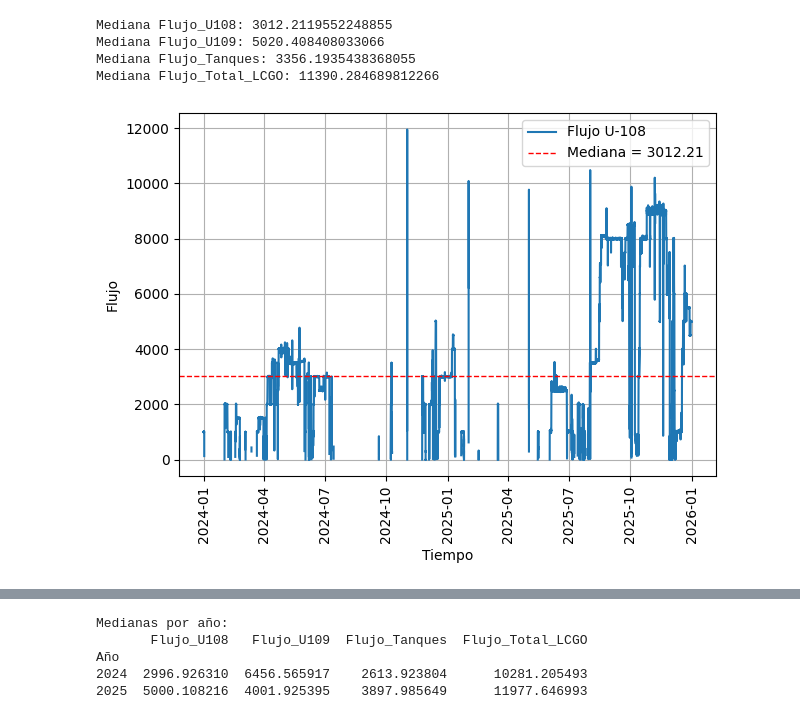
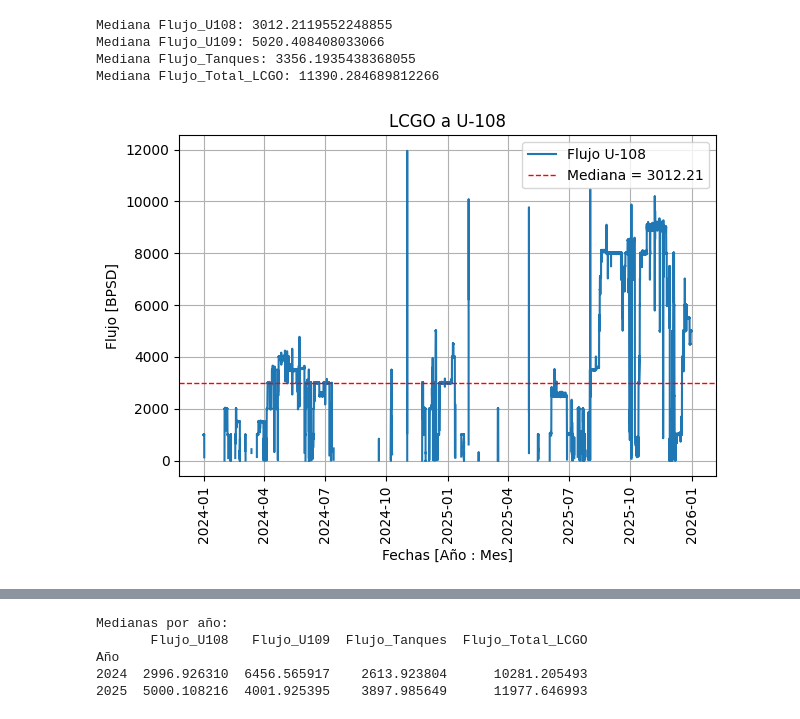
Before and after one commit to vbedoyaj21/OSBL, a Jupyter notebook: EDA_OSBL_LCGO.ipynb, the cells around one changed output, grey strips where cells are left out. Cells and saved outputs as stored; diff of their text form; code cells hidden in the pictures.

```diff
--- a/EDA_OSBL_LCGO.ipynb
+++ b/EDA_OSBL_LCGO.ipynb
@@ -124,21 +124,21 @@ Mediana Flujo_Total_LCGO: 11390.284689812266
 # %%
 # =========================
 # BLOQUE 5.1: Gráfico discontinuo Flujo U108
 # =========================
 #plt.figure(figsize=(14,6))
 
 plt.plot(df_merged.index, df_merged["Flujo_U108"], label="Flujo U-108")
 
 plt.axhline(mediana_U108, linestyle="--", linewidth=1, color='r',
             label=f"Mediana = {mediana_U108:.2f}")
 
-plt.xlabel("Tiempo")
-plt.ylabel("Flujo")
+plt.xlabel("Fechas [Año : Mes]")
+plt.ylabel("Flujo [BPSD]")
 plt.xticks(rotation=90)
-#plt.title("ACA EL TITULITO")
+plt.title("LCGO a U-108")
 plt.legend()
 plt.tight_layout()
 plt.grid(True)
 plt.show()
 # %% [output]
-[figure, old version]
+[figure, new version]
```
Also changed, not shown: parts of 11 cells of this notebook.
